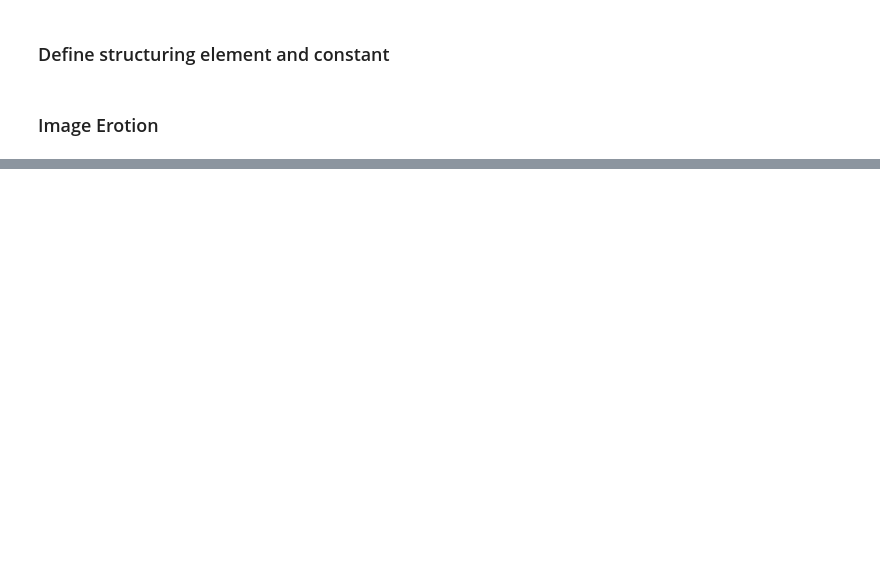
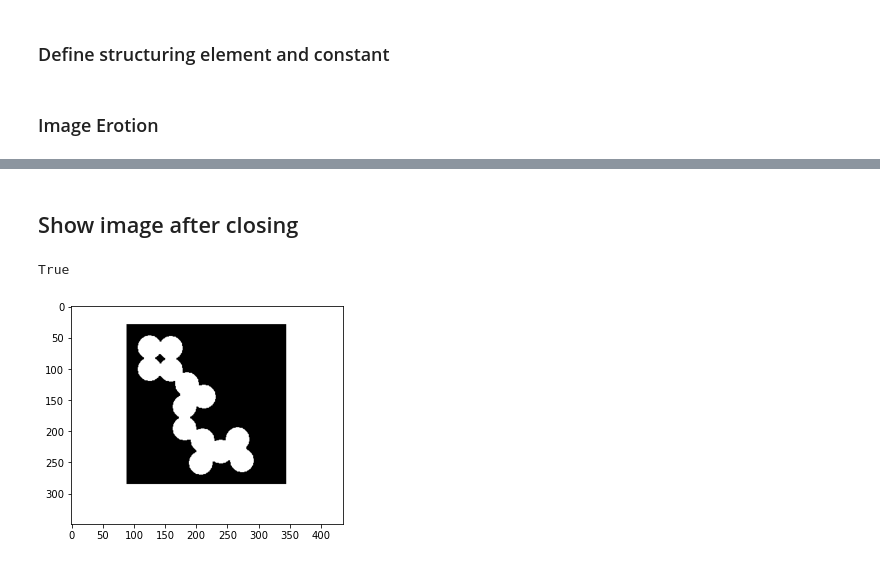
Before and after one commit to Pengolahan-Citra/morphological-closing, a Jupyter notebook: notebooks/Closing.ipynb, the cells around one changed output, grey strips where cells are left out. Saved outputs shown, nothing was run; the diff lists cells and outputs as text; code cells hidden in the pictures; blank space fills up the shorter version.

```diff
--- a/notebooks/Closing.ipynb
+++ b/notebooks/Closing.ipynb
@@ -78,0 +85,11 @@ True
+# %%
+kernel  = np.ones((k, k), dtype=np.uint8)
+closing = cv2.morphologyEx(raw_image, cv2.MORPH_CLOSE, kernel)
+# %% [markdown]
+## Show image after closing
+# %%
+plt.imshow(closing, cmap="gray")
+cv2.imwrite("../images/erosion/eroted_open_cv2.png", closing)
+# %% [output]
+True
+[figure, added]
```
Also changed, not shown: parts of 14 cells of this notebook, 8 other files.
